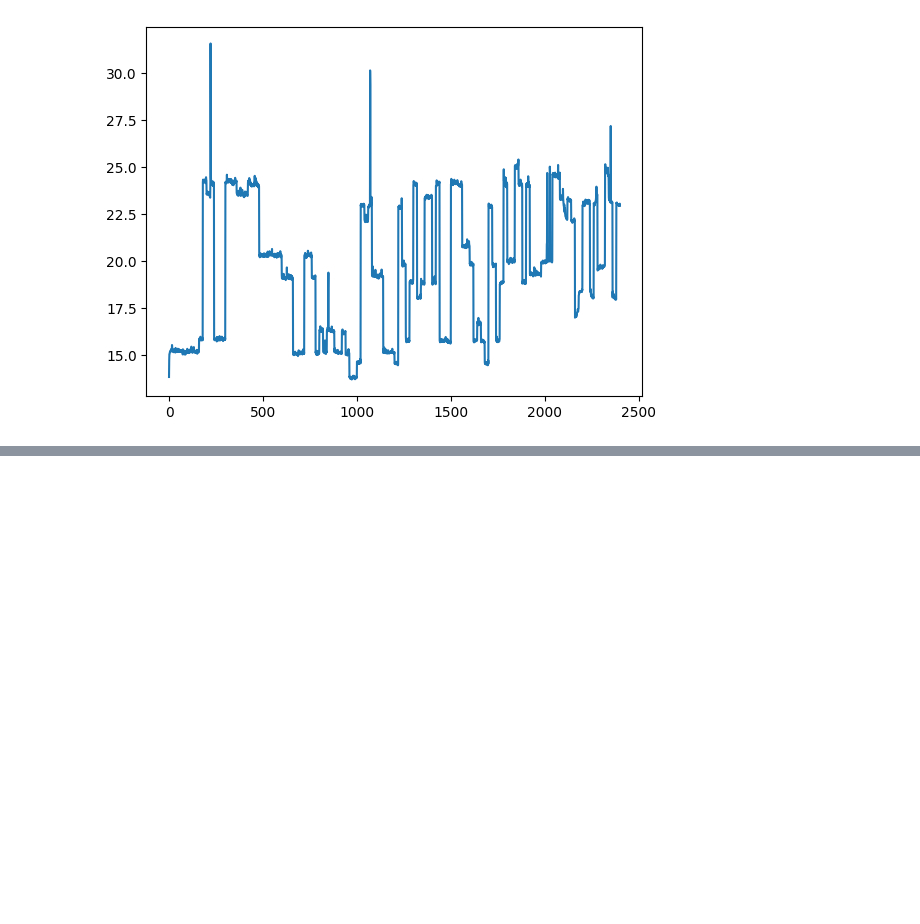
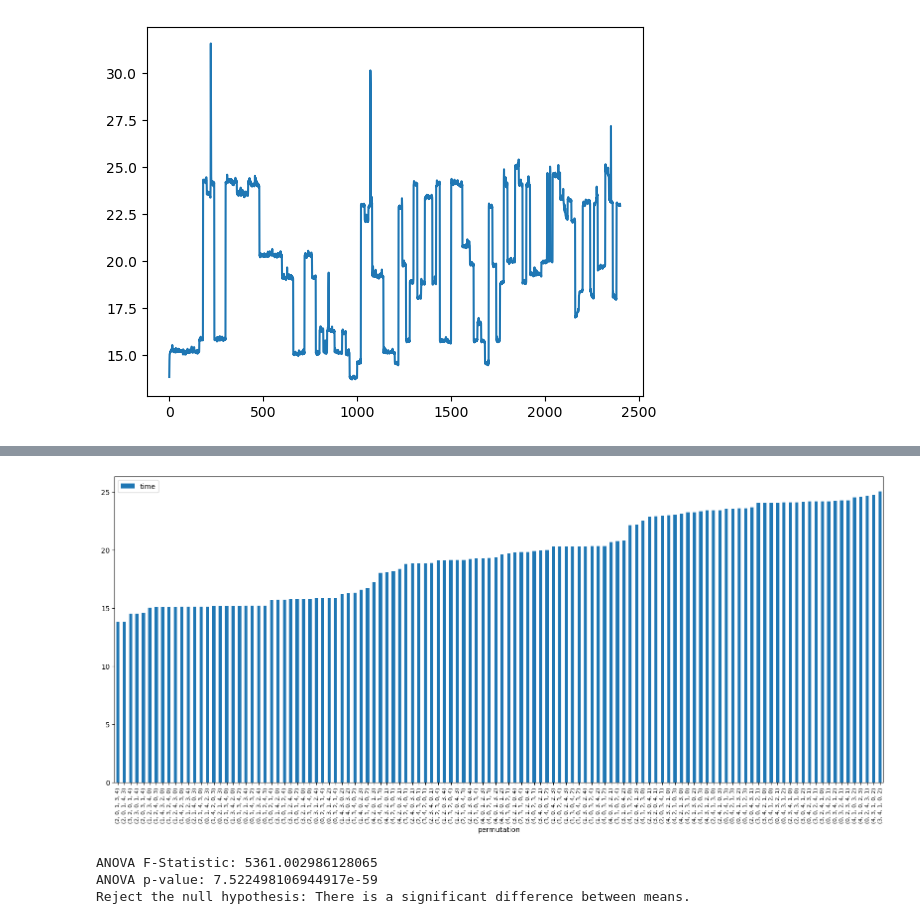
Before and after one commit to ChackMociute/Knowledge-Representation, a Jupyter notebook: Project 1/analysis.ipynb, the cells around one changed output, grey strips where cells are left out. Drawn from its saved outputs; the diff is of its cells as text; code cells hidden in the pictures; blank space fills up the shorter version.

Commit message:
additional work on result analysis

```diff
--- a/Project 1/analysis.ipynb
+++ b/Project 1/analysis.ipynb
@@ -51,0 +113,34 @@ df.groupby('permutation').mean().sort_values(by='time')
+# %%
+plotted = df_grouped_perm.plot(kind='bar', figsize=(20, 8))
+
+# Rotate the x-axis labels
+plt.xticks(rotation=90, fontsize=8)
+
+plt.show()
+# %% [output]
+[figure, added]
+# %%
+from scipy.stats import f_oneway
+
+
+# Create lists of times
+fastest_times_values = fastest_30_permutations['time'].values.tolist()
+slowest_times_values = slowest_30_permutations['time'].values.tolist()
+
+# Perform ANOVA test
+f_statistic, p_value = f_oneway(fastest_times_values, slowest_times_values)
+
+# Print ANOVA test results
+print("ANOVA F-Statistic:", f_statistic)
+print("ANOVA p-value:", p_value)
+
+# Interpret the results
+alpha = 0.05  # Set the significance level
+if p_value < alpha:
+    print("Reject the null hypothesis: There is a significant difference between means.")
+else:
+    print("Fail to reject the null hypothesis: There is no significant difference between means.")
+# %% [output]
+ANOVA F-Statistic: 5361.002986128065
+ANOVA p-value: 7.522498106944917e-59
+Reject the null hypothesis: There is a significant difference between means.
```
Also changed, not shown: parts of 4 cells of this notebook.
